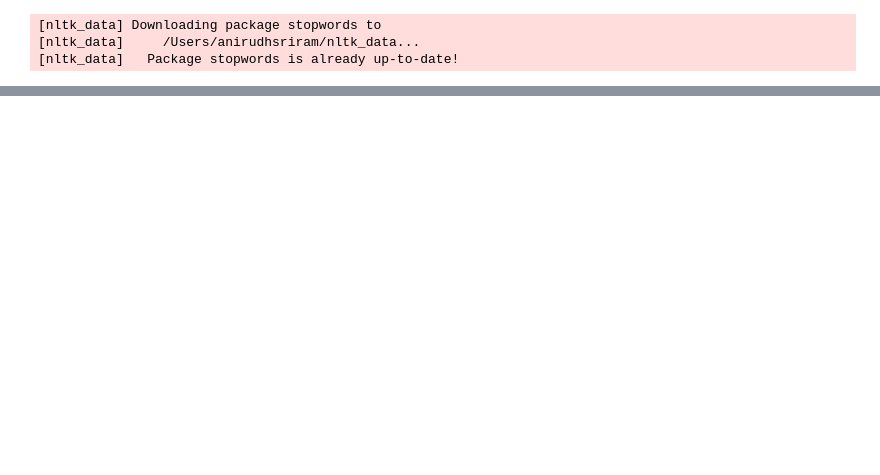
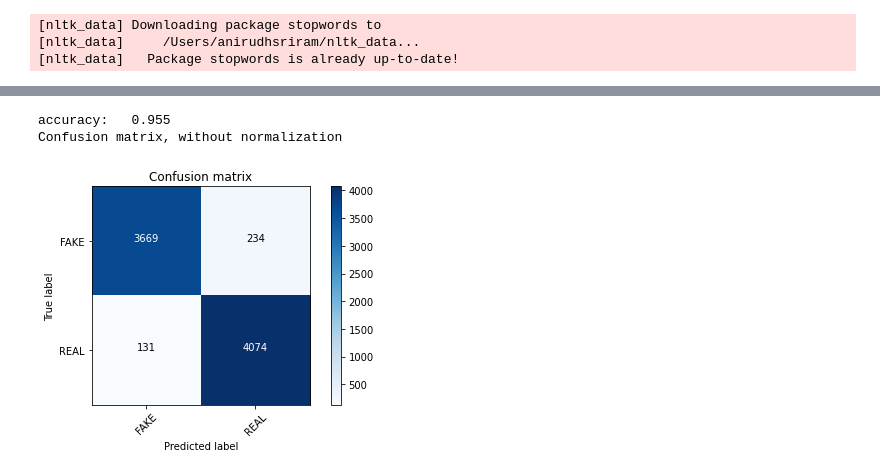
Before and after one commit to ani2796/fake-news-detector, a Jupyter notebook: datasets/Models.ipynb, the cells around one changed output, grey strips where cells are left out. Cells and saved outputs as stored; diff of their text form; code cells hidden in the pictures; blank space fills up the shorter version.

```diff
--- a/datasets/Models.ipynb
+++ b/datasets/Models.ipynb
@@ -167,0 +111,9 @@ test
+# %%
+# MultinomialNB Algorithm
+from sklearn.naive_bayes import MultinomialNB
+from sklearn import metrics
+import numpy as np
+import itertools
+import matplotlib.pyplot as plt
+
+classifier=MultinomialNB()
@@ -167,0 +167,13 @@ test
+# %%
+clf = svm.SVC(kernel='linear')
+# %%
+clf.fit(x_train, y_train)
+pred = clf.predict(x_test)
+score = metrics.accuracy_score(y_test, pred)
+print("accuracy:   %0.3f" % score)
+cm = metrics.confusion_matrix(y_test, pred)
+plot_confusion_matrix(cm, classes=['FAKE', 'REAL'])
+# %% [output]
+accuracy:   0.955
+Confusion matrix, without normalization
+[figure, added]
```
Also changed, not shown: parts of 22 cells of this notebook, 2 other files.
